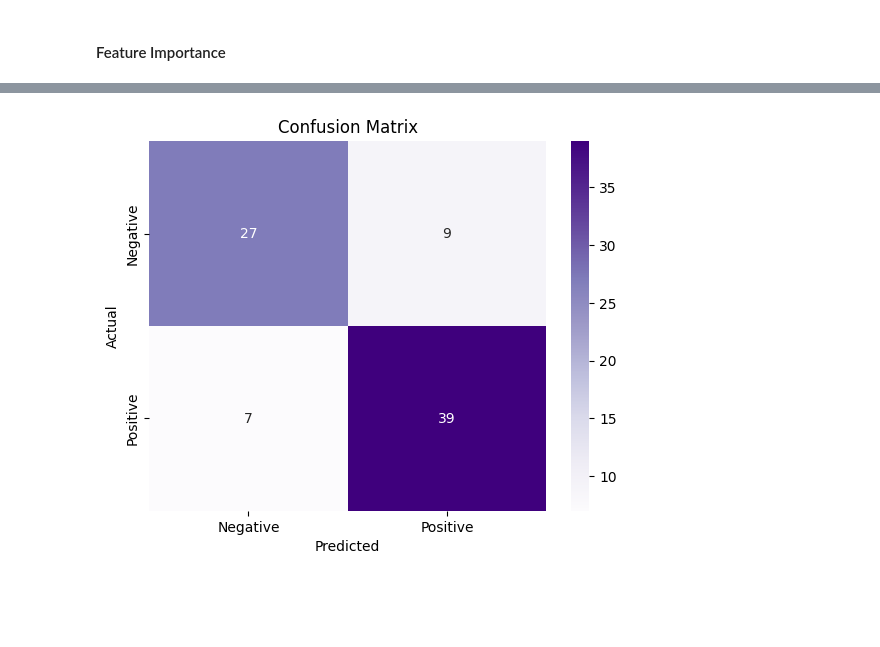
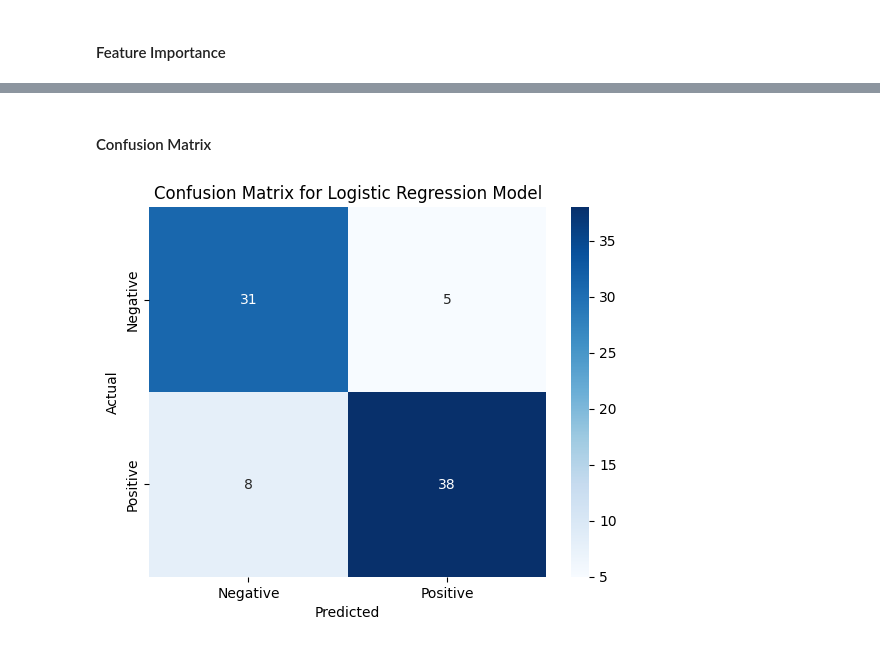
Before and after one commit to ilanamultak/siads_699_heart_disease, a Jupyter notebook: Predicting_Heart_Disease.ipynb, the cells around one changed output, grey strips where cells are left out. Cells and saved outputs as stored; diff of their text form; code cells hidden in the pictures; blank space fills up the shorter version.

```diff
--- a/Predicting_Heart_Disease.ipynb
+++ b/Predicting_Heart_Disease.ipynb
@@ -625,0 +336,16 @@ From the table, it seems Logistic Regression with liblinear solver is the highes
+# %%
+warnings.filterwarnings("ignore")
+
+param_grid = {'penalty': [None, 'l2'],
+              'C': [0.0001, 0.001, 0.1, 1, 10, 100],
+              'class_weight': ['balanced', None]
+              }
+
+LR = LogisticRegression(solver = 'lbfgs', random_state = RANDOM_SEED)
+grid_search_lr = GridSearchCV(LR, param_grid, cv = StratifiedKFold(n_splits=5, shuffle=True, random_state=RANDOM_SEED), scoring = 'accuracy')
+
+grid_search_lr.fit(X_train, y_train)
+
+final_LR = pd.DataFrame(grid_search_lr.cv_results_)
+cols = ['param_penalty', 'param_C', 'param_class_weight', 'mean_test_score']
+final_LR[cols].sort_values('mean_test_score', ascending = False)
@@ -625,0 +376,18 @@ From the table, it seems Logistic Regression with liblinear solver is the highes
+# %%
+best_lr = grid_search_lr.best_estimator_
+best_lr.fit(X_train, y_train)
+y_pred_best_lr = best_lr.predict(X_test)
+
+# Evaluation scores
+accuracy_best_lr = accuracy_score(y_test, y_pred_best_lr)
+precision_best_lr = precision_score(y_test, y_pred_best_lr)
+recall_best_lr = recall_score(y_test, y_pred_best_lr)
+f1_best_lr = f1_score(y_test, y_pred_best_lr)
+roc_auc_best_lr = roc_auc_score(y_test, y_pred_best_lr)
+
+# Print evaluation scores
+print('Best Logistic Regression Model Accuracy:', accuracy_best_lr)
+print('Best Logistic Regression Model Precision:', precision_best_lr)
+print('Best Logistic Regression Model Recall:', recall_best_lr)
+print('Best Logistic Regression Model F1-Score:', f1_best_lr)
+print('Best Logistic Regression Model ROC AUC:', roc_auc_best_lr)
@@ -722,14 +634,16 @@ plt.show()
+# %% [markdown]
+#### Confusion Matrix
 # %%
-cm = confusion_matrix(y_test, y_pred_svm)
+cm = confusion_matrix(y_test, y_pred_best_lr)
 sns.heatmap(cm,
             annot=True,
-            cmap='Purples', # change to color of winning model
+            cmap='Blues',
             xticklabels=['Negative', 'Positive'],
             yticklabels=['Negative', 'Positive']
 )
 plt.xlabel('Predicted')
 plt.ylabel('Actual')
-plt.title('Confusion Matrix')
+plt.title('Confusion Matrix for Logistic Regression Model')
 plt.show()
 # %% [output]
-[figure, old version]
+[figure, new version]
```
Also changed, not shown: parts of 65 cells of this notebook.
